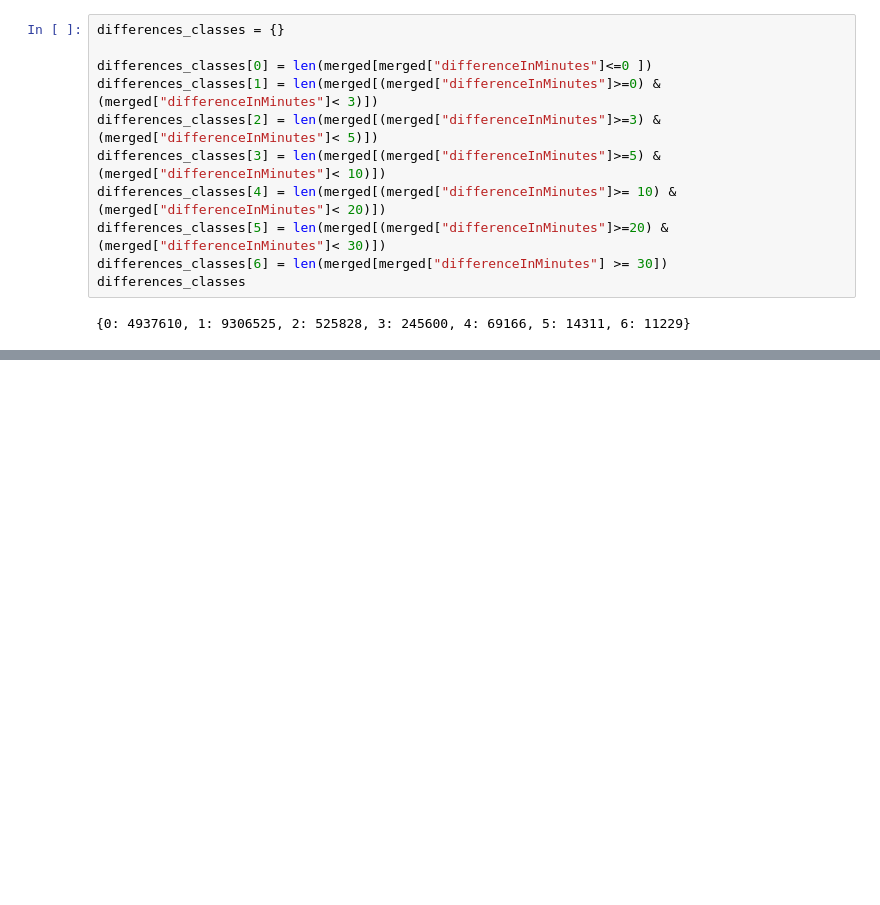
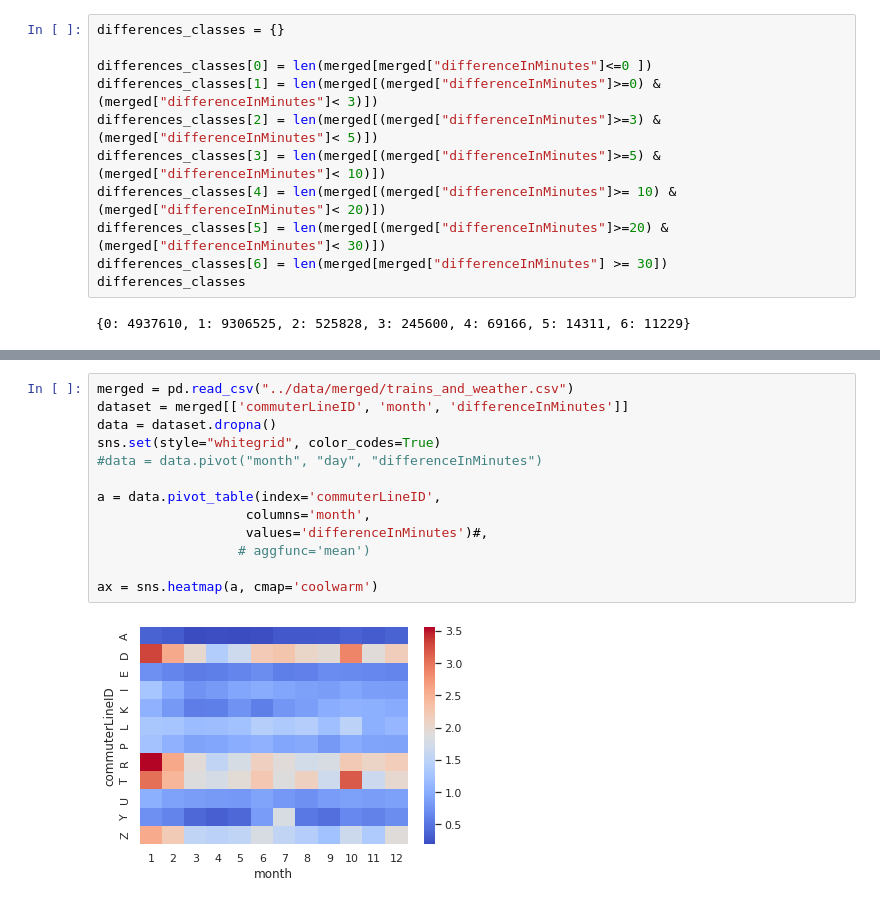
Before and after one commit to millalin/Train-predictor, a Jupyter notebook: notebooks/explore-train.ipynb, the cells around one changed output, grey strips where cells are left out. Drawn from its saved outputs; the diff is of its cells as text; blank space fills up the shorter version.

```diff
--- a/notebooks/explore-train.ipynb
+++ b/notebooks/explore-train.ipynb
@@ -142,0 +146,15 @@ plt.bar(differences_classes.keys(), differences_classes.values(), color="red", a
+# %%
+merged = pd.read_csv("../data/merged/trains_and_weather.csv")
+dataset = merged[['commuterLineID', 'month', 'differenceInMinutes']]
+data = dataset.dropna()
+sns.set(style="whitegrid", color_codes=True)
+#data = data.pivot("month", "day", "differenceInMinutes")
+
+a = data.pivot_table(index='commuterLineID',
+                   columns='month',
+                   values='differenceInMinutes')#,
+                  # aggfunc='mean')
+
+ax = sns.heatmap(a, cmap='coolwarm')
+# %% [output]
+[figure, added]
```
Also changed, not shown: parts of 5 cells of this notebook, 4 other files.
